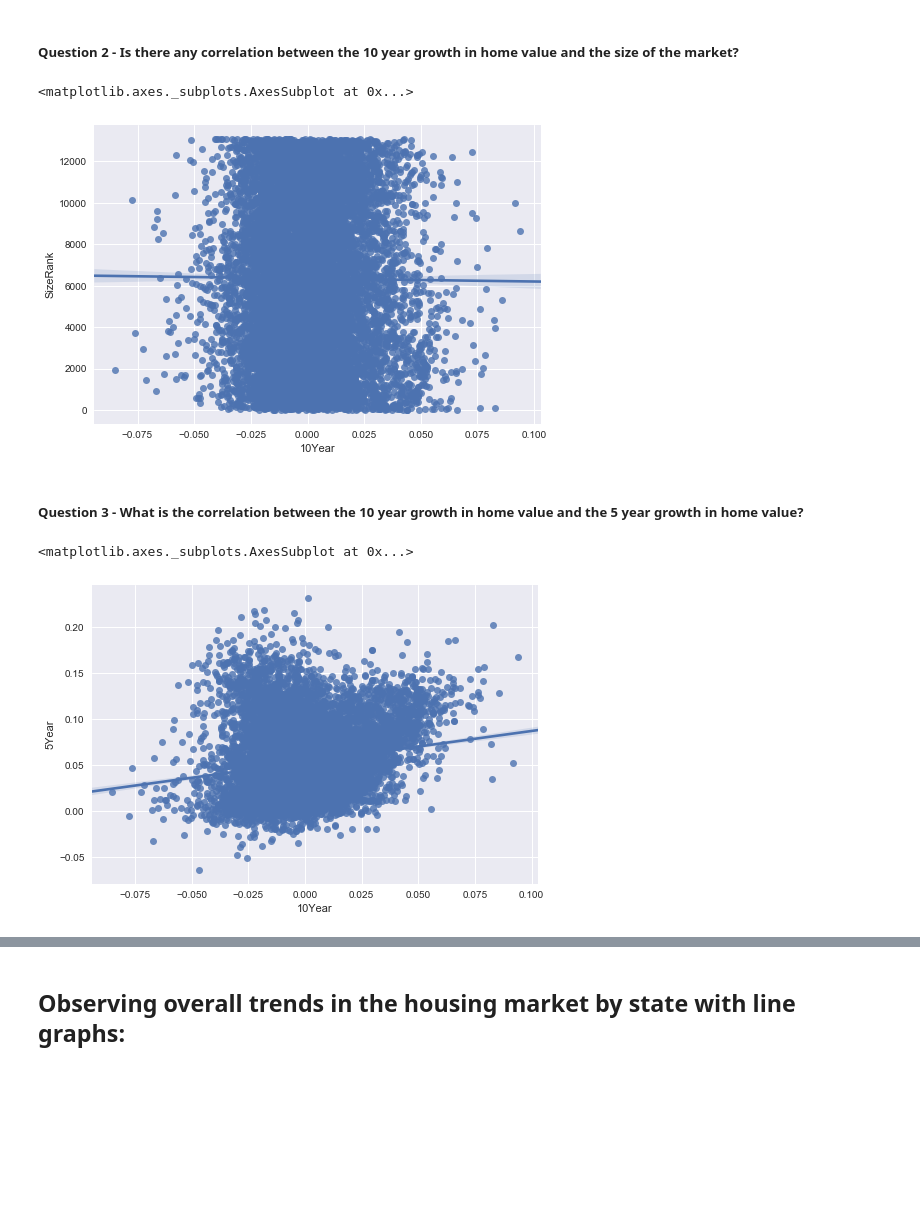
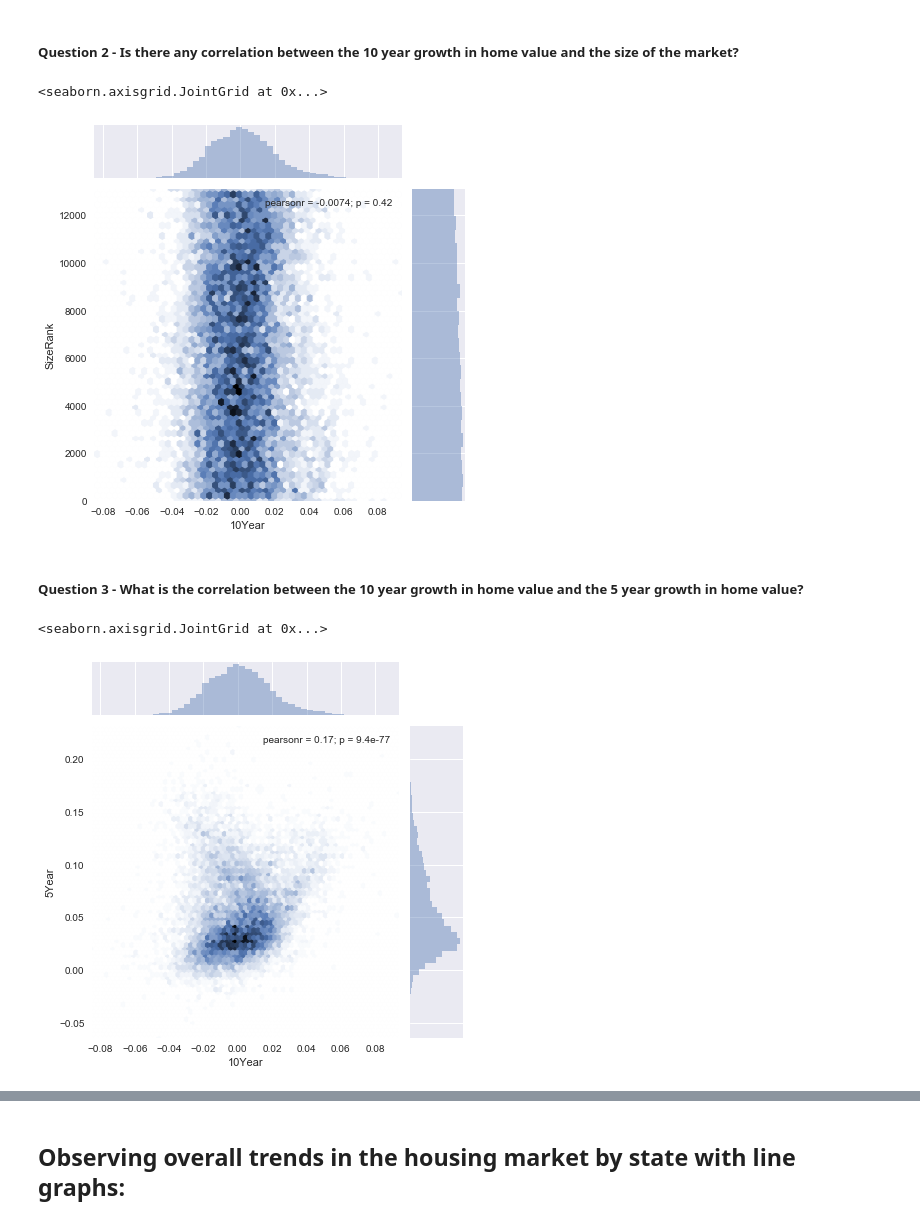
Before and after one commit to tiptonicedt/springboard, a Jupyter notebook: capstone_project_zillow/Zillow_Descriptive_Overview.ipynb, the cells around one changed output, grey strips where cells are left out. Saved outputs shown, nothing was run; the diff lists cells and outputs as text; code cells hidden in the pictures; blank space fills up the shorter version.

```diff
--- a/capstone_project_zillow/Zillow_Descriptive_Overview.ipynb
+++ b/capstone_project_zillow/Zillow_Descriptive_Overview.ipynb
@@ -50,17 +56,17 @@ sns.regplot(x="10Year", y="Zhvi", data=homes1)
 # %% [markdown]
 ##### Question 2 - Is there any correlation between the 10 year growth in home value and the size of the market?
 # %%
-sns.regplot(x="10Year", y="SizeRank", data=homes1)
+sns.jointplot(x="10Year", y="SizeRank", data=homes1, kind='hex')
 # %% [output]
-<matplotlib.axes._subplots.AxesSubplot at 0x...>
+<seaborn.axisgrid.JointGrid at 0x...>
-[figure, old version]
+[figure, new version]
 # %% [markdown]
 ##### Question 3 - What is the correlation between the 10 year growth in home value and the 5 year growth in home value?
 # %%
-sns.regplot(x="10Year", y="5Year", data=homes1)
+sns.jointplot(x="10Year", y="5Year", data=homes1, kind='hex')
 # %% [output]
-<matplotlib.axes._subplots.AxesSubplot at 0x...>
+<seaborn.axisgrid.JointGrid at 0x...>
-[figure, old version]
+[figure, new version]
 # %% [markdown]
 ##### The scatterplots show me a few interesting trends:
 
```
Also changed, not shown: parts of 13 cells of this notebook, 1 other file.
